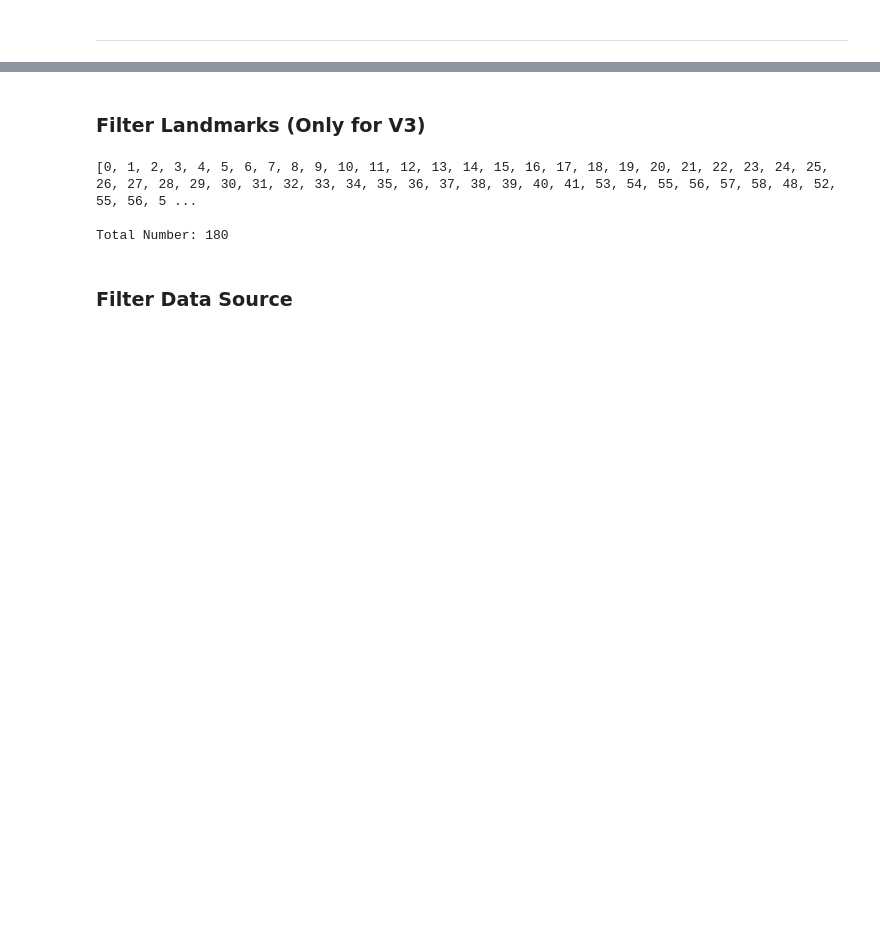
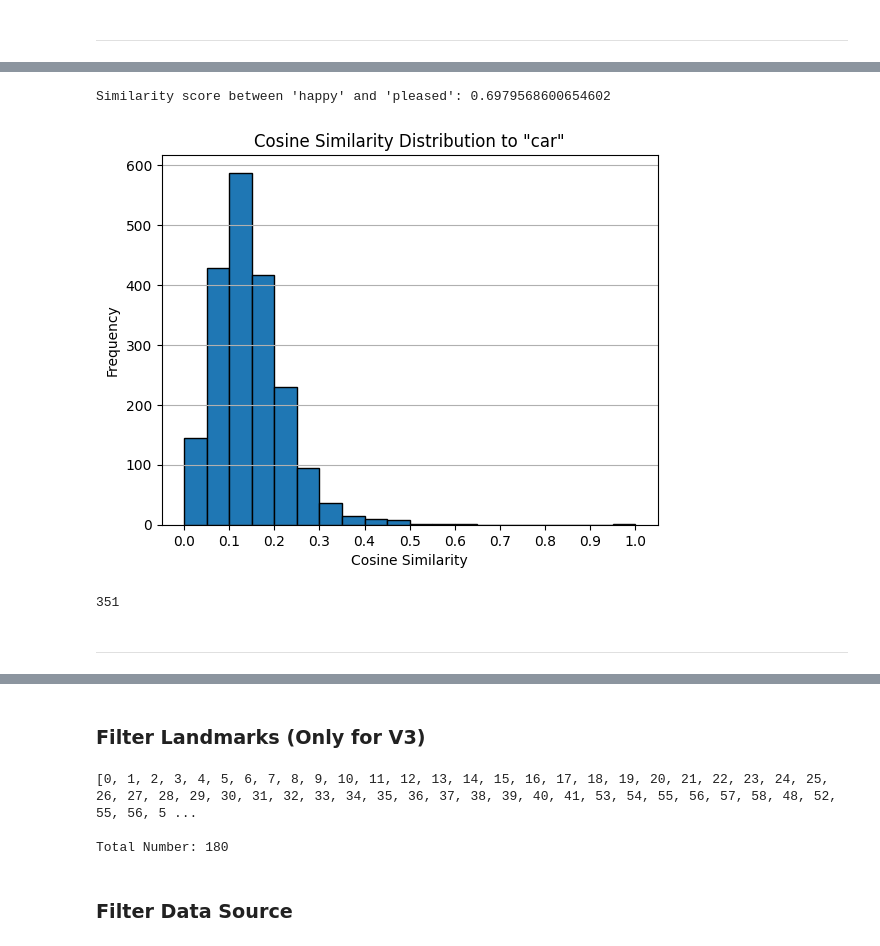
Before and after one commit to Mahmoudsamir10/ASL-Translation-Model, a Jupyter notebook: WLASL-Translation-Model.ipynb, the cells around one changed output, grey strips where cells are left out. Drawn from its saved outputs; the diff is of its cells as text; code cells hidden in the pictures; blank space fills up the shorter version.

Commit message:
Kaggle Notebook | MuteMotion: WLASL Translation Model | Version 87

```diff
--- a/WLASL-Translation-Model.ipynb
+++ b/WLASL-Translation-Model.ipynb
@@ -361,0 +369,5 @@ FileLink(r'landmarks_V2.npz')
+# %%
+import fasttext
+import fasttext.util
+fasttext.util.download_model('en', if_exists='ignore')
+ft = fasttext.load_model('cc.en.300.bin')
@@ -361,0 +395,35 @@ FileLink(r'landmarks_V2.npz')
+# %%
+def cosine_similarity(v1, v2):
+    return np.dot(v1, v2) / (np.linalg.norm(v1) * np.linalg.norm(v2))
+
+word1 = 'happy'
+word2 = 'pleased'
+
+vector1 = ft.get_word_vector(word1)
+vector2 = ft.get_word_vector(word2)
+
+similarity_score = cosine_similarity(vector1, vector2)
+print(f"Similarity score between '{word1}' and '{word2}': {similarity_score}")
+# %% [output]
+Similarity score between 'happy' and 'pleased': 0.6979568600654602
+# %%
+labels_dict = np.load('/kaggle/working/labels.npz', allow_pickle=True)
+# %%
+word = 'car'
+word_vector = ft.get_word_vector(word)
+
+similarity_scores = []
+for label, label_vector in labels_dict.items():
+    similarity_scores.append(cosine_similarity(word_vector, label_vector))
+# %%
+bins = np.linspace(0, 1, 21)
+
+plt.hist(similarity_scores, bins=bins, edgecolor='black')
+plt.title(f'Cosine Similarity Distribution to "{word}"')
+plt.xlabel('Cosine Similarity')
+plt.ylabel('Frequency')
+plt.xticks(np.arange(0, 1.1, 0.1))
+plt.grid(axis='y')
+plt.show()
+# %% [output]
+[figure, added]
@@ -361,0 +467,4 @@ FileLink(r'landmarks_V2.npz')
+# %%
+len(similar_words_list)
+# %% [output]
+351
@@ -362 +475,3 @@ FileLink(r'landmarks_V2.npz')
+# %% [markdown]
+---
 # %% [markdown]
```
Also changed, not shown: parts of 46 cells of this notebook.
